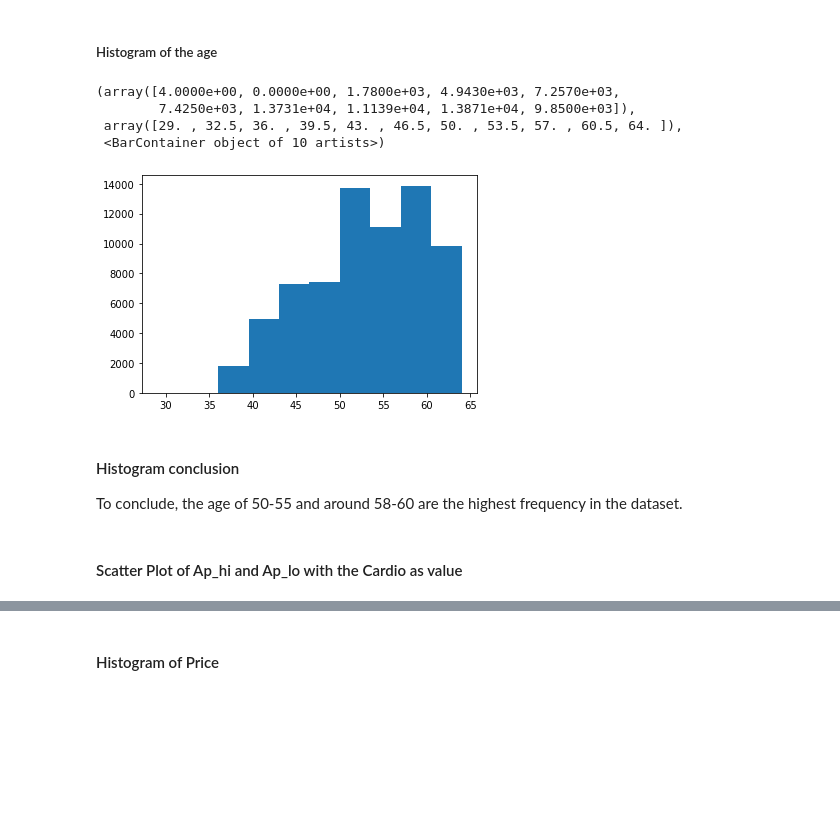
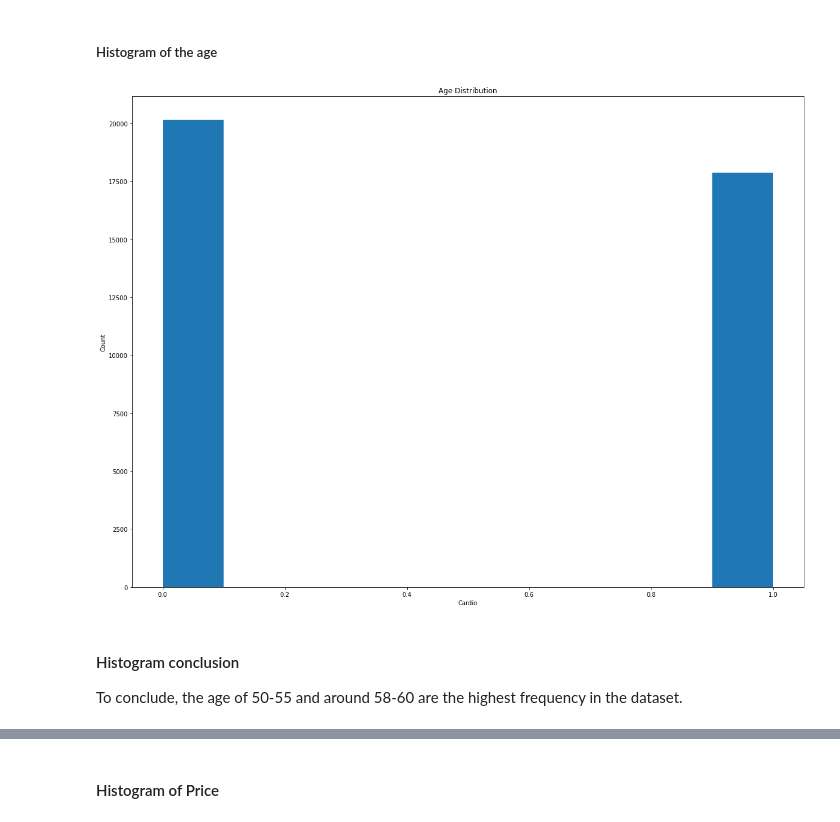
Before and after one commit to JIAWEI68/sch-work-jupiter, a Jupyter notebook: Project/Assignment.ipynb, the cells around one changed output, grey strips where cells are left out. Cells and saved outputs as stored; diff of their text form; code cells hidden in the pictures; blank space fills up the shorter version.

```diff
--- a/Project/Assignment.ipynb
+++ b/Project/Assignment.ipynb
@@ -146,16 +209,15 @@ The data exploration is done to get a better understanding of the data. The data
 - Box plot
 # %% [markdown]
 ##### Histogram of the age
-# %%
-plt.hist(df['age'], bins=10)
-# %% [output]
-(array([4.0000e+00, 0.0000e+00, 1.7800e+03, 4.9430e+03, 7.2570e+03,
-        7.4250e+03, 1.3731e+04, 1.1139e+04, 1.3871e+04, 9.8500e+03]),
- array([29. , 32.5, 36. , 39.5, 43. , 46.5, 50. , 53.5, 57. , 60.5, 64. ]),
- <BarContainer object of 10 artists>)
-[figure, removed]
+# %%
+plt.figure(figsize=(20,15))
+plt.hist(data['cardio'], bins=10)
+plt.xlabel('Cardio')
+plt.ylabel('Count')
+plt.title('Age Distribution')
+plt.show()
+# %% [output]
+[figure, added]
 # %% [markdown]
 #### Histogram conclusion
 To conclude, the age of 50-55 and around 58-60 are the highest frequency in the dataset.
-# %% [markdown]
-#### Scatter Plot of Ap_hi and Ap_lo with the Cardio as value
```
Also changed, not shown: parts of 76 cells of this notebook, 2 other files.
